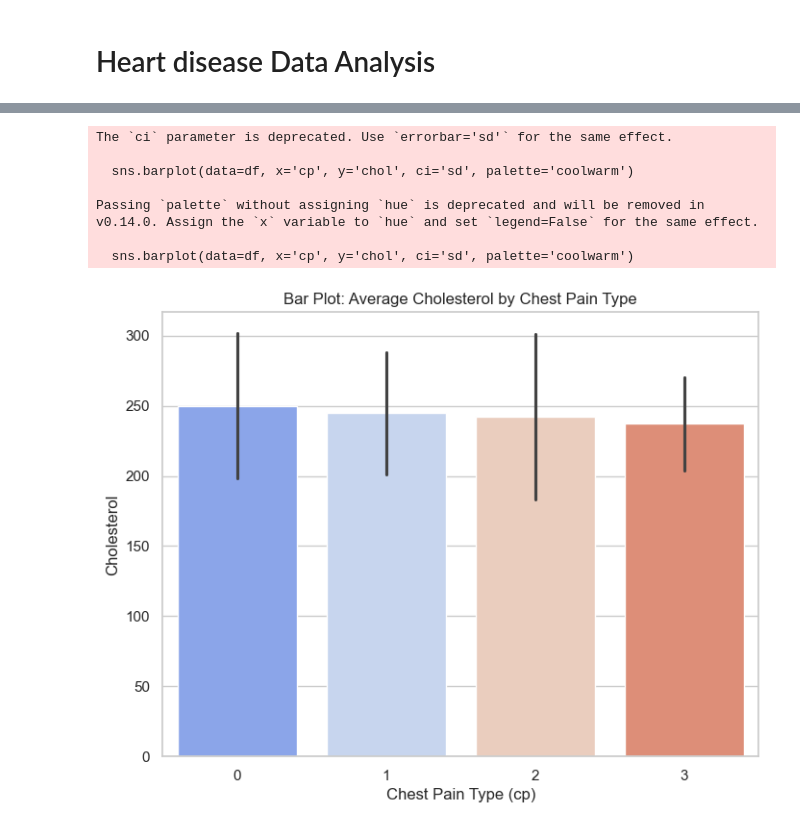
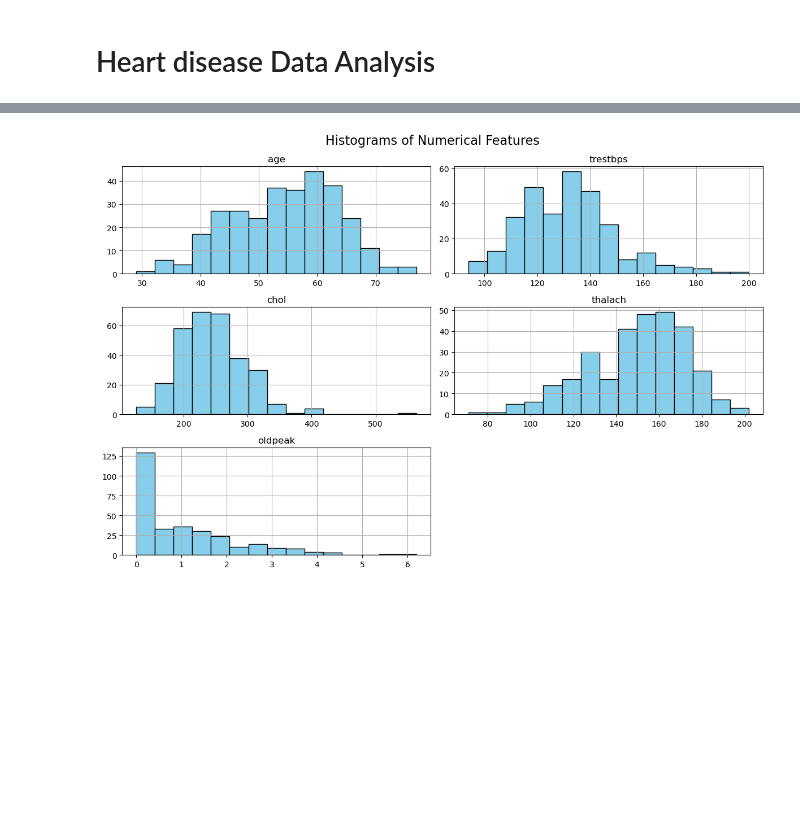
Before and after one commit to jaalnock/DSBDA, a Jupyter notebook: Assignment17_Heart_Disease_Data_Analysis/heart_disease_analysis.ipynb, the cells around one changed output, grey strips where cells are left out. Saved outputs shown, nothing was run; the diff lists cells and outputs as text; code cells hidden in the pictures; blank space fills up the shorter version.

```diff
--- a/Assignment17_Heart_Disease_Data_Analysis/heart_disease_analysis.ipynb
+++ b/Assignment17_Heart_Disease_Data_Analysis/heart_disease_analysis.ipynb
@@ -5,8 +5,6 @@ import pandas as pd
 import matplotlib.pyplot as plt
 import seaborn as sns
 
-# Load the dataset
+# Load dataset
 df = pd.read_csv('../datasets/HeartDisease/heart.csv')
-
-# Optional: set seaborn style
-sns.set(style="whitegrid")
+df.head()
@@ -13,8 +18,7 @@ sns.set(style="whitegrid")
 # %%
-#Histograms
-numerical_cols = ['age', 'trestbps', 'chol', 'thalach', 'oldpeak']
-df[numerical_cols].hist(bins=10, figsize=(12, 8), color='skyblue', edgecolor='black')
-plt.suptitle('Histograms of Numerical Features', fontsize=16)
-plt.tight_layout()
-plt.show()
+# Check for missing values
+print("Missing values:\n", df.isnull().sum())
+
+# Drop rows with missing data
+df.dropna(inplace=True)
 # %% [output]
@@ -22,8 +41,8 @@ plt.show()
 # %%
-# Dot Plots
-plt.figure(figsize=(10, 6))
-sns.stripplot(data=df, x='target', y='age', jitter=True, palette='Set1')
-plt.title('Dot Plot: Age Distribution by Heart Disease')
-plt.xlabel('Heart Disease (0 = No, 1 = Yes)')
-plt.ylabel('Age')
-plt.show()
+# Drop duplicates
+df.drop_duplicates(inplace=True)
+
+# Map categorical values to labels
+df['sex'] = df['sex'].map({0: 'Female', 1: 'Male'})
+df['target'] = df['target'].map({0: 'No Disease', 1: 'Disease'})
+df['cp'] = df['cp'].map({0: 'Typical Angina', 1: 'Atypical Angina', 2: 'Non-anginal Pain', 3: 'Asymptomatic'})
@@ -35,18 +49,13 @@ Passing `palette` without assigning `hue` is deprecated and will be removed in v
 # %%
-# Bar Plots
-plt.figure(figsize=(8, 6))
-sns.barplot(data=df, x='cp', y='chol', ci='sd', palette='coolwarm')
-plt.title('Bar Plot: Average Cholesterol by Chest Pain Type')
-plt.xlabel('Chest Pain Type (cp)')
-plt.ylabel('Cholesterol')
+# Histograms of numerical features (X -> range, Y-> Frequency)
+# List of numerical columns
+numerical_cols = ['age', 'trestbps', 'chol', 'thalach', 'oldpeak']
+
+# Plot histograms
+df[numerical_cols].hist(bins=15, figsize=(12, 8), color='skyblue', edgecolor='black')
+plt.suptitle('Histograms of Numerical Features', fontsize=16)
+plt.tight_layout()
 plt.show()
 # %% [output]
-The `ci` parameter is deprecated. Use `errorbar='sd'` for the same effect.
-
-  sns.barplot(data=df, x='cp', y='chol', ci='sd', palette='coolwarm')
-
-Passing `palette` without assigning `hue` is deprecated and will be removed in v0.14.0. Assign the `x` variable to `hue` and set `legend=False` for the same effect.
-
-  sns.barplot(data=df, x='cp', y='chol', ci='sd', palette='coolwarm')
-[figure, old version]
+[figure, new version]
 # %%
```
Also changed, not shown: parts of 7 cells of this notebook, 1 other file.
